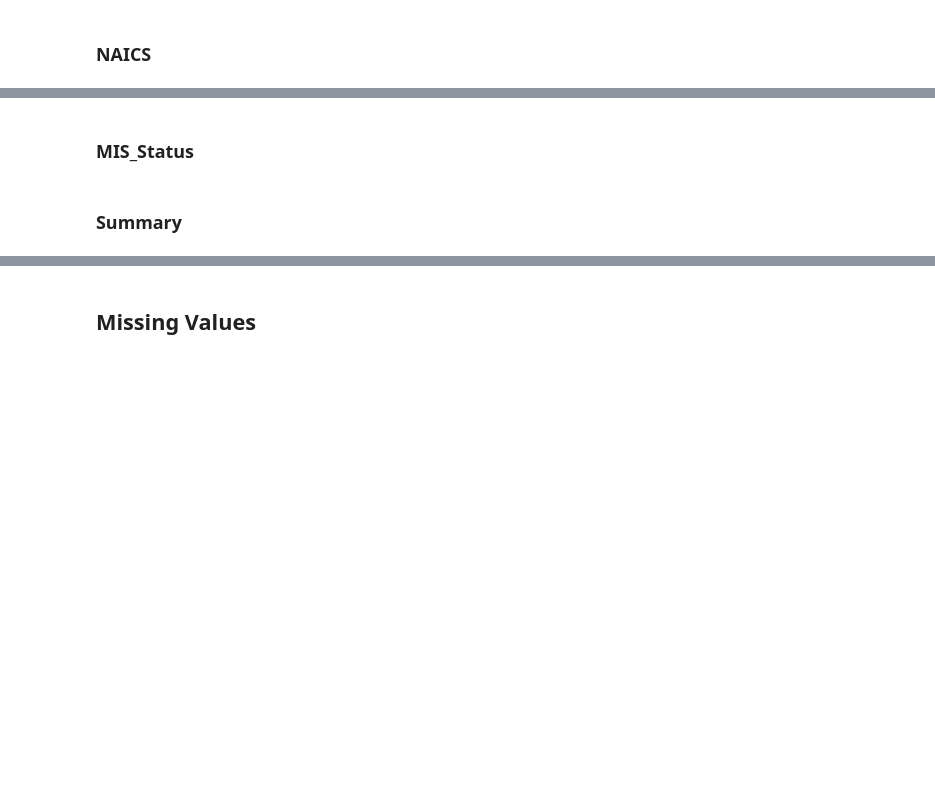
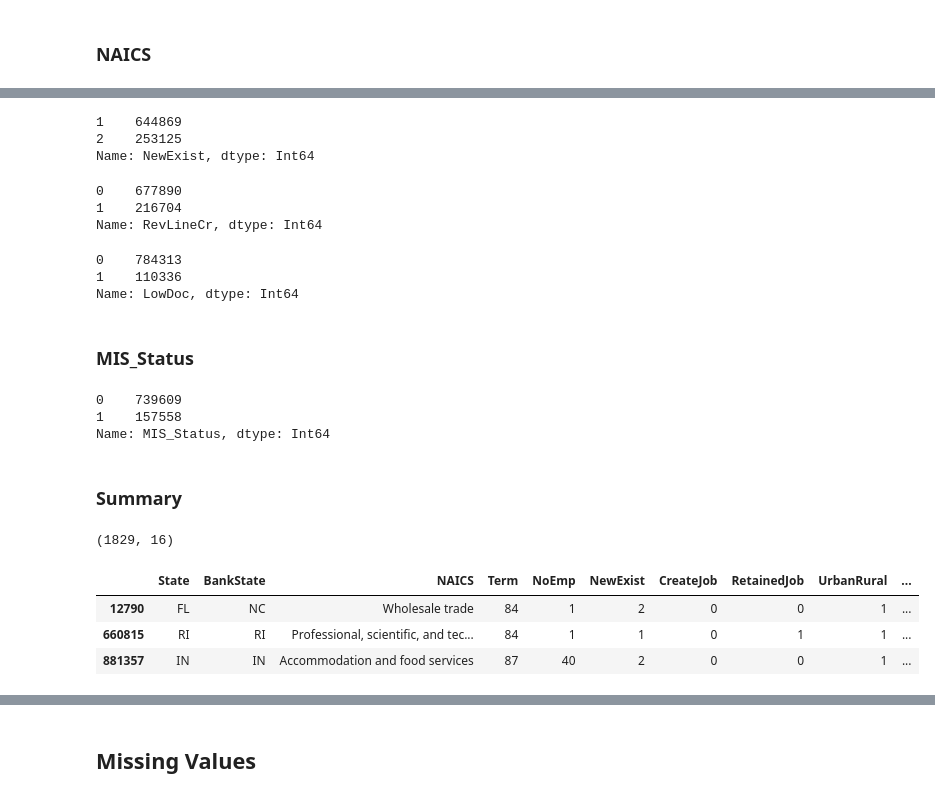
Before and after one commit to Ly-Ax/TFMasterIA, a Jupyter notebook: notebooks/data_cleaning.ipynb, the cells around one changed output, grey strips where cells are left out. Cells and saved outputs as stored; diff of their text form; code cells hidden in the pictures; blank space fills up the shorter version.

```diff
--- a/notebooks/data_cleaning.ipynb
+++ b/notebooks/data_cleaning.ipynb
@@ -84,4 +263,47 @@ dtype: object
+# %%
+# NewExist: convertimos a NaN los valores no definidos
+df["NewExist"] = np.where(df["NewExist"]==0.0, np.nan, df["NewExist"])
+df["NewExist"] = df["NewExist"].astype("Int64")
+df["NewExist"].value_counts()
+# %% [output]
+1    644869
+2    253125
+Name: NewExist, dtype: Int64
+# %%
+# RevLineCr: convertimos a enteros los valores definidos y a NaN los demas
+# asumiremos que T (true) y 1 podrian ser Y (yes), y 0 podria ser N (no)
+df["RevLineCr"] = np.where(df["RevLineCr"].isin(["Y","T"]), "1", df["RevLineCr"])
+df["RevLineCr"] = np.where(df["RevLineCr"].isin(["N"]), "0", df["RevLineCr"])
+df["RevLineCr"] = np.where(~df["RevLineCr"].isin(["1","0"]), np.nan, df["RevLineCr"])
+df["RevLineCr"] = df["RevLineCr"].astype("Int64")
+df["RevLineCr"].value_counts()
+# %% [output]
+0    677890
+1    216704
+Name: RevLineCr, dtype: Int64
+# %%
+# LowDoc: convertimos a enteros los valores definidos y a NaN los demas
+# asumiremos que 1 podria ser Y (yes), y que 0 podria ser N (no)
+df["LowDoc"] = np.where(df["LowDoc"]=="Y", "1", df["LowDoc"])
+df["LowDoc"] = np.where(df["LowDoc"]=="N", "0", df["LowDoc"])
+df["LowDoc"] = np.where(~df["LowDoc"].isin(["1","0"]), np.nan, df["LowDoc"])
+df["LowDoc"] = df["LowDoc"].astype("Int64")
+df["LowDoc"].value_counts()
+# %% [output]
+0    784313
+1    110336
+Name: LowDoc, dtype: Int64
 # %% [markdown]
 ### MIS_Status
+# %%
+# MIS_Status: convertimos los valores a enteros (1 = Default y 0 = Paid)
+df["MIS_Status"] = np.where(df["MIS_Status"]=="CHGOFF", 1, df["MIS_Status"])
+df["MIS_Status"] = np.where(df["MIS_Status"]=="P I F", 0, df["MIS_Status"])
+df["MIS_Status"] = df["MIS_Status"].astype("Int64")
+df["MIS_Status"].value_counts()
+# %% [output]
+0    739609
+1    157558
+Name: MIS_Status, dtype: Int64
 # %% [markdown]
 ### **Summary**
@@ -98 +310,13 @@ dtype: object
+# %%
+# adicionalmente se visualizan y eliminan las instancias duplicadas
+print(df[df.duplicated].shape)
+display(df[df.duplicated].sample(3))
+
+df.drop_duplicates(inplace=True)
+# %% [output]
+(1829, 16)
+|  | State | BankState | NAICS | Term | NoEmp | NewExist | CreateJob | RetainedJob | UrbanRural | ... |
+| 12790 | FL | NC | Wholesale trade | 84 | 1 | 2 | 0 | 0 | 1 | ... |
+| 660815 | RI | RI | Professional, scientific, and tec... | 84 | 1 | 1 | 0 | 1 | 1 | ... |
+| 881357 | IN | IN | Accommodation and food services | 87 | 40 | 2 | 0 | 0 | 1 | ... |
 # %%
```
Also changed, not shown: parts of 66 cells of this notebook, 1 other file.
